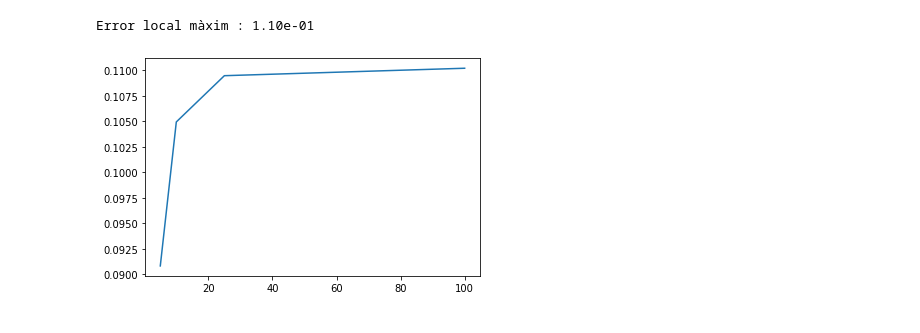
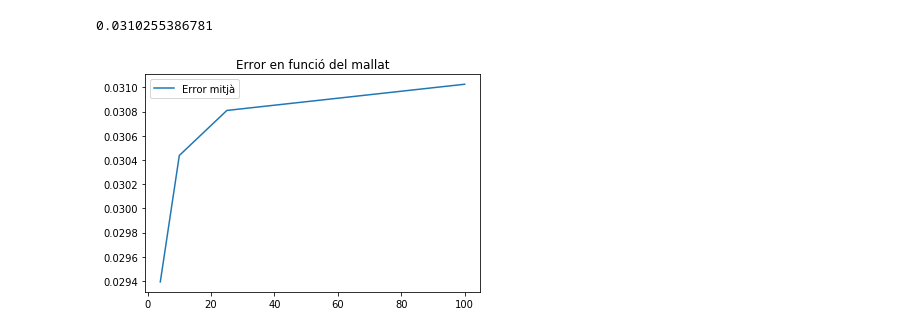
Before and after one commit to susanamerce/tfg_fisica, a Jupyter notebook: Poisson/poisson_exercici1.ipynb, the cells around one changed output. Drawn from its saved outputs; the diff is of its cells as text; code cells hidden in the pictures.

```diff
--- a/Poisson/poisson_exercici1.ipynb
+++ b/Poisson/poisson_exercici1.ipynb
@@ -2,7 +2,7 @@
 from dolfin import *
 import numpy as np
 # %%
-n_1=5
+n_1=4
 n_2=10
 n_3=25
 n_4=100
@@ -244,54 +240,46 @@ Error local màxim : 1.09e-01
 # ___________________________________________________________________________________________________________________________
 # n_4 = 10
 
-# Definim una quadrícula 100x100 en un domini [0,1]x[0,1]
-mesh = UnitSquareMesh(n_4, n_4)
+mesh = UnitSquareMesh(n_3, n_3)
 V = FunctionSpace(mesh, "Lagrange", 1)
 
 # Definim les funcions de  l'equació variacional, on x=x[0] i y=x[1]
 u = TrialFunction(V)
 v = TestFunction(V)
-f = Expression("-6*x[0]*x[1]*(1-x[1])+2*x[0]*x[0]*x[0]", degree=2)
 a = inner(grad(u), grad(v))*dx
 L = f*v*dx
 
 # Definim les condicions de contorn, primer a l'esquerra i després a la dreta
-def left_boundary(x):
-    return x[0] < DOLFIN_EPS
-
-u_L = Constant(0.0)
 Gamma_L = DirichletBC(V, u_L, left_boundary)
-
-
-def right_boundary(x):
-    return x[0] > 1.0 - DOLFIN_EPS
-
 u_R = Expression("x[1]*(1-x[1])", degree=2)
 Gamma_R = DirichletBC(V, u_R, right_boundary)
-
-# Recollim les dues condicions en una llista
 bcs = [Gamma_L, Gamma_R]
 
 # Resolem el problema
 u = Function(V)
 solve(a == L, u, bcs)
 
-# Representem ara la solució analítica és u_a(x,y)=y(1-y)x^3
-V2 = FunctionSpace(mesh, "Lagrange", 2)
-u_a = Expression("x[1]*(1-x[1])*x[0]*x[0]*x[0]",degree=3)
-u_a_V2 = interpolate(u_a,V2) # agafem els valors de u_a només a l'espai V2
+# Calculem l'error màxim i mitjà
+for i,x in enumerate(eix_x):
+  exy = []
+  for j,y in enumerate(eix_y):
+    a = u(x,y) - u_a(x,y)
+    ey.append(a)
+  exy.append(ey)
+e_max=np.amax(exy)
+e_mitj=np.median(exy)
+e_4=e_max
+E_4=e_mitj
 
-# Calculem l'error màxim
-u_V2 = interpolate(u,V2)
-E = np.abs(u_a_V2.vector().get_local() - u_V2.vector().get_local()).max()
-E_4 = E
-print(f"Error local màxim : {E:.2e}")
+print(E_4)
 # %% [output]
-Error local màxim : 1.10e-01
+0.0310255386781
 # %%
 N=[n_1,n_2,n_3,n_4]
-e_max=[E_1,E_2,E_3,E_4] #llista dels diferents errors màxims en funció de les divisions de la quadrícula
-plt.plot(N,e_max)
+e_mitj_1=[E_1,E_2,E_3,E_4] #llista dels diferents errors màxims en funció de les divisions de la quadrícula
+plt.plot(N,e_mitj_1,label='Error mitjà')
+plt.title("Error en funció del mallat")
+plt.legend()
 plt.show()
 # %% [output]
-[figure, old version]
+[figure, new version]
```
Also changed, not shown: parts of 12 cells of this notebook, 2 other files.
